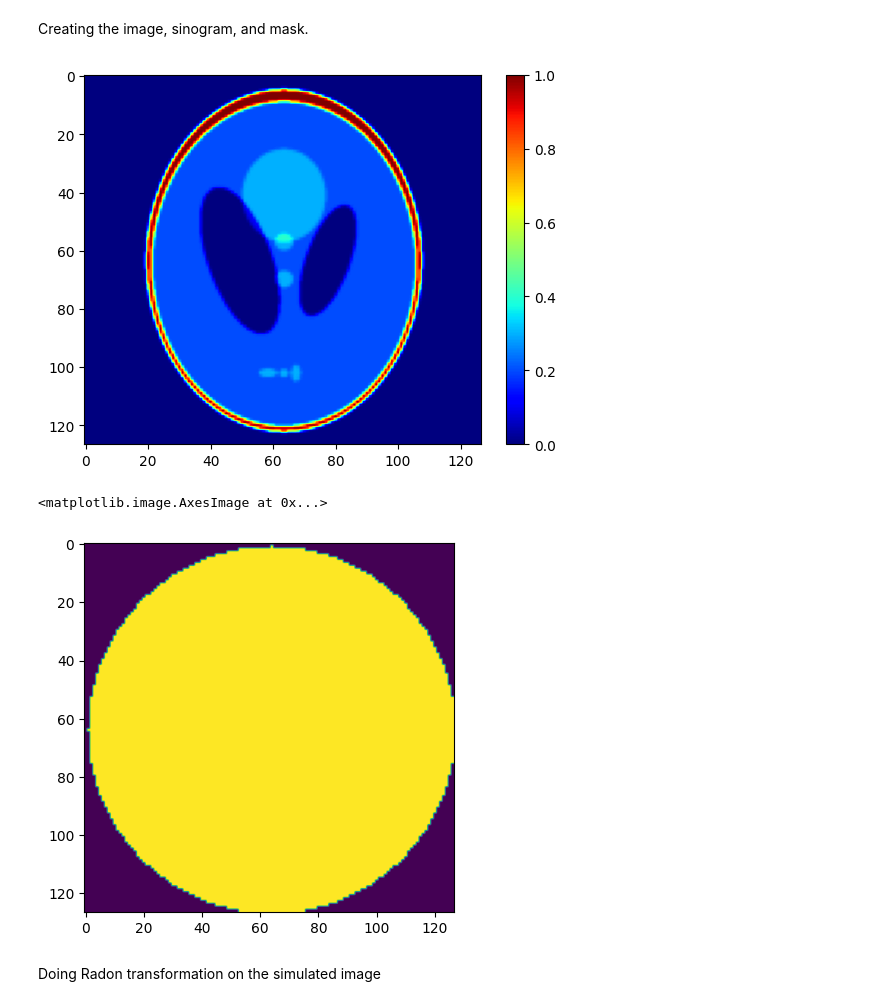
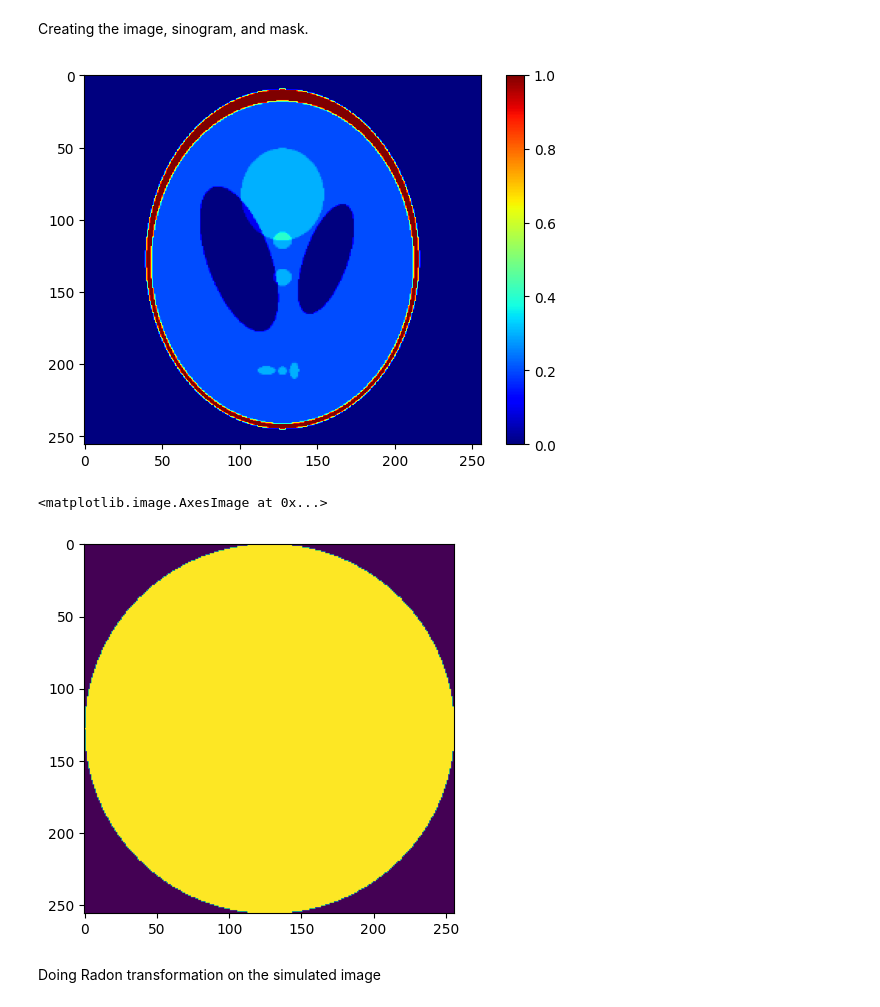
Before and after one commit to robindong3/SD2I, a Jupyter notebook: example/SD2I_simulated.ipynb, the cells around one changed output. Drawn from its saved outputs; the diff is of its cells as text; code cells hidden in the pictures.

```diff
--- a/example/SD2I_simulated.ipynb
+++ b/example/SD2I_simulated.ipynb
@@ -224,41 +207,33 @@ Default GPU Device:/device:GPU:0
 # %% [markdown]
 Creating the image, sinogram, and mask.
 # %%
-npix = 128# image size
-npr = 128 # number of projections
-ang_samp = 4 # angular undersampling factor
+npix = 256# image size
+npr = 64 # number of projections
+ang_samp = 1 # angular undersampling factor
 
 npr = npr // ang_samp
 
 with_disc = False # Use discriminator or not
 
 method = 'SD2Iup' # Choose method from 'SD2Iup', 'SD2I', 'GANrec', 'Automap'
 
 factor = 8 # Used for SD2I methods
 
 nim = 1
 
 im = SheppLogan(npix)
 
-#forward to create a comparable result, npix should be odd. one line/coloum of empty array are removed from edge
-odd_correction = False
-if npix % 2 == 0:
-    pad = np.zeros_like(im)
-    im = im[:-1,:-1]
-    npix -= 1
-    odd_correction = True
-
 showim(im, 1, cmap = 'jet')
 
 mask = np.ones((npix, npix))
 mask = cirmask(mask,0)
 
 mask = np.repeat(mask[:, :, np.newaxis], 1, axis=2)
 plt.imshow(mask[:,:,0])
 # %% [output]
-[figure, old version]
+[figure, new version]
 <matplotlib.image.AxesImage at 0x...>
-[figure, old version]
+[figure, new version]
 # %% [markdown]
 Doing Radon transformation on the simulated image
 # %%
```
Also changed, not shown: parts of 21 cells of this notebook.
